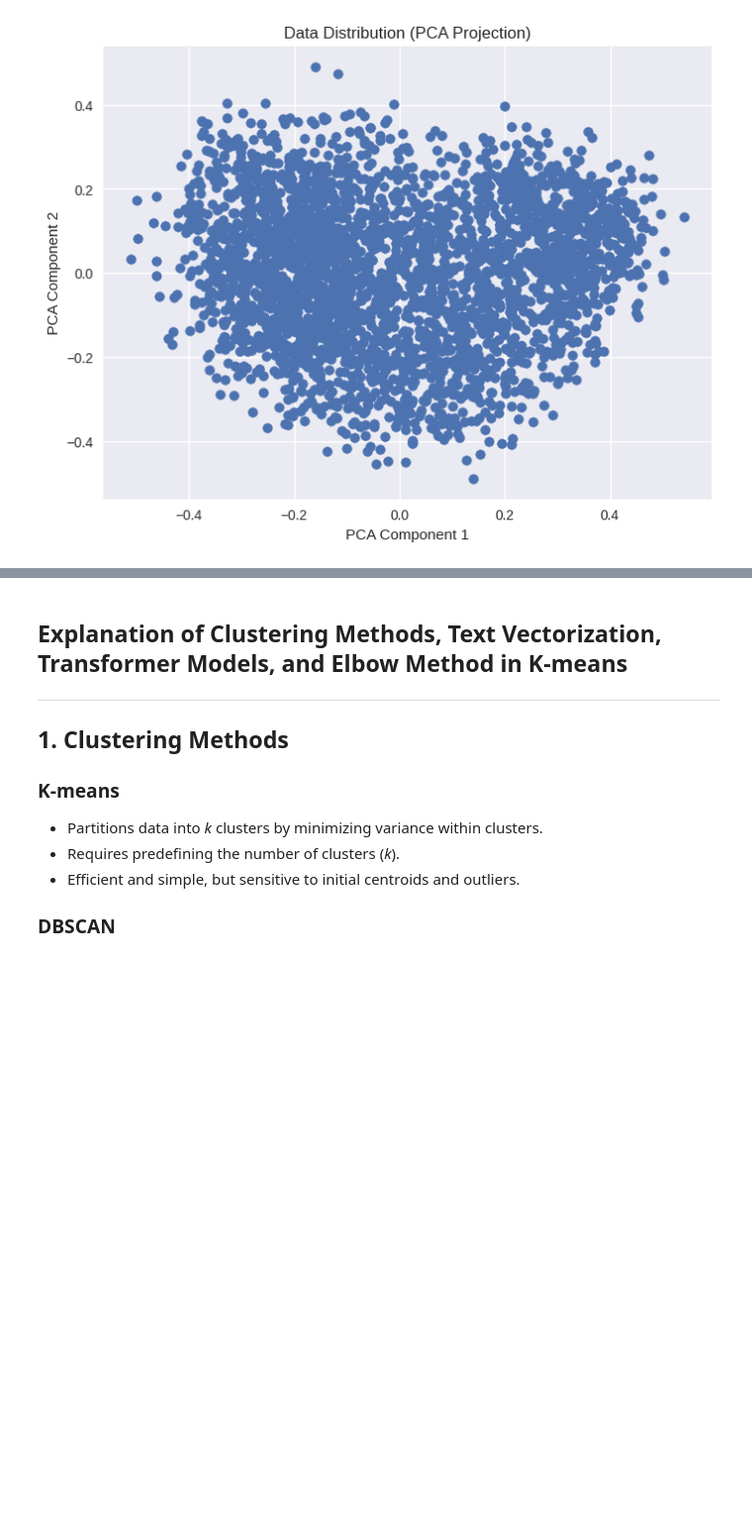
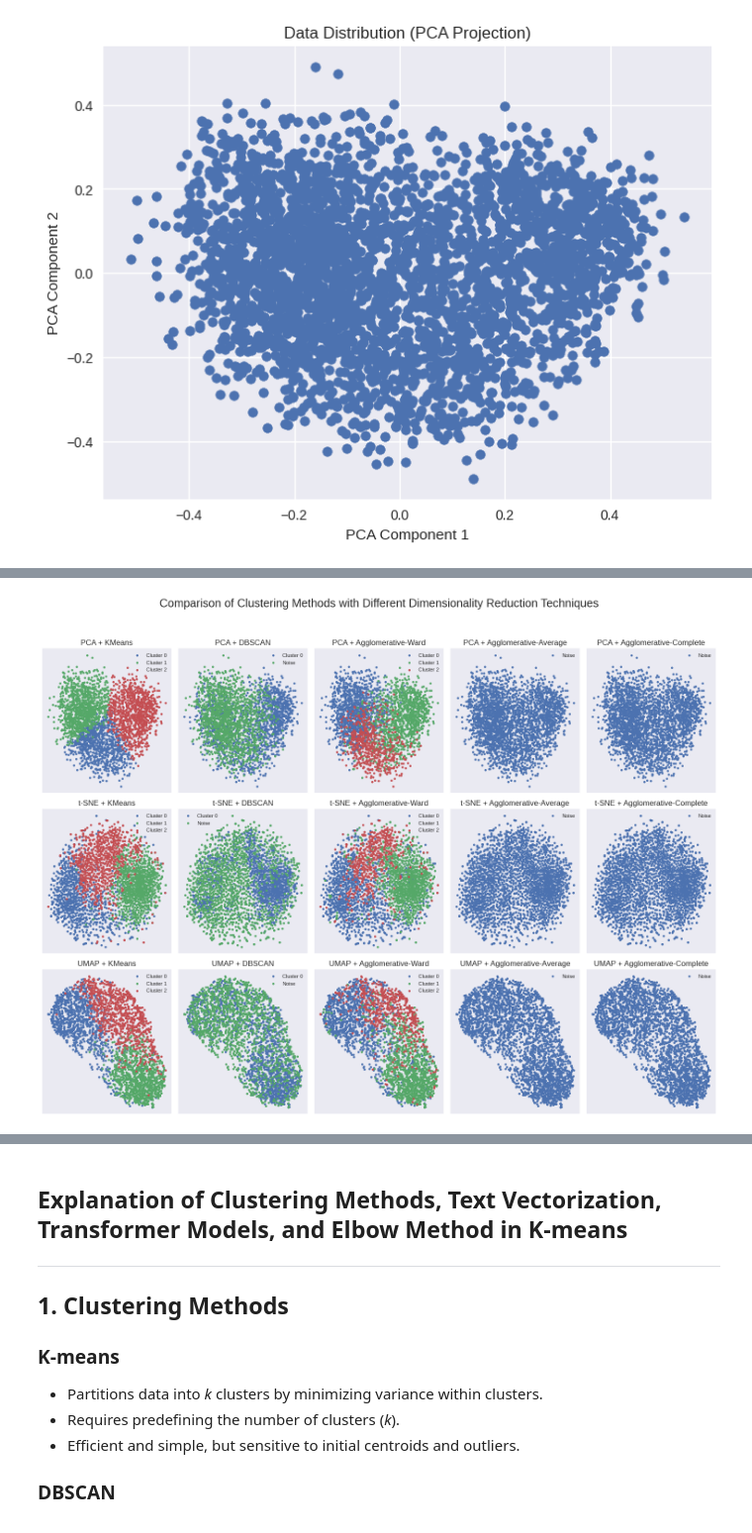
Before and after one commit to erfan-f/Artificial-Intelligence-Course, a Jupyter notebook: CA5/notebook.ipynb, the cells around one changed output, grey strips where cells are left out. Shown at 99% size. Saved outputs shown, nothing was run; the diff lists cells and outputs as text; code cells hidden in the pictures; blank space fills up the shorter version.

```diff
--- a/CA5/notebook.ipynb
+++ b/CA5/notebook.ipynb
@@ -199,0 +213,39 @@ plt.show()
+# %%
+reduction_methods = {
+    "PCA": PCA(n_components=2),
+    "t-SNE": TSNE(n_components=2, perplexity=30),
+    "UMAP": umap.UMAP(n_components=2)
+}
+
+clustering_methods = {
+    "KMeans": lambda X: KMeans(n_clusters=3).fit_predict(X),
+    "DBSCAN": lambda X: DBSCAN(eps=0.3, min_samples=4, metric="cosine").fit_predict(X),
+    "Agglomerative-Ward": lambda X: AgglomerativeClustering(n_clusters=3, linkage="ward").fit_predict(X),
+    "Agglomerative-Average": lambda X: AgglomerativeClustering(n_clusters=3, linkage="average", affinity="cosine").fit_predict(X),
+    "Agglomerative-Complete": lambda X: AgglomerativeClustering(n_clusters=3, linkage="complete", affinity="cosine").fit_predict(X),
+}
+
+fig, axes = plt.subplots(len(reduction_methods), len(clustering_methods), figsize=(15, 12))
+fig.suptitle("Comparison of Clustering Methods with Different Dimensionality Reduction Techniques", fontsize=18)
+
+for row_idx, (red_name, reducer) in enumerate(reduction_methods.items()):
+    reduced = reducer.fit_transform(embeddings)
+    for col_idx, (clust_name, cluster_func) in enumerate(clustering_methods.items()):
+        try:
+            labels = cluster_func(embeddings)
+        except:
+            labels = [-1] * len(embeddings)
+        ax = axes[row_idx, col_idx]
+        for label in set(labels):
+            points = reduced[[i for i, l in enumerate(labels) if l == label]]
+            label_name = f"Cluster {label}" if label != -1 else "Noise"
+            ax.scatter(points[:, 0], points[:, 1], label=label_name, s=10)
+        ax.set_title(f"{red_name} + {clust_name}")
+        ax.set_xticks([])
+        ax.set_yticks([])
+        ax.legend(fontsize=8)
+
+plt.tight_layout(rect=[0, 0.03, 1, 0.95])
+plt.show()
+# %% [output]
+[figure, added]
```
Also changed, not shown: parts of 14 cells of this notebook, 2 other files.
